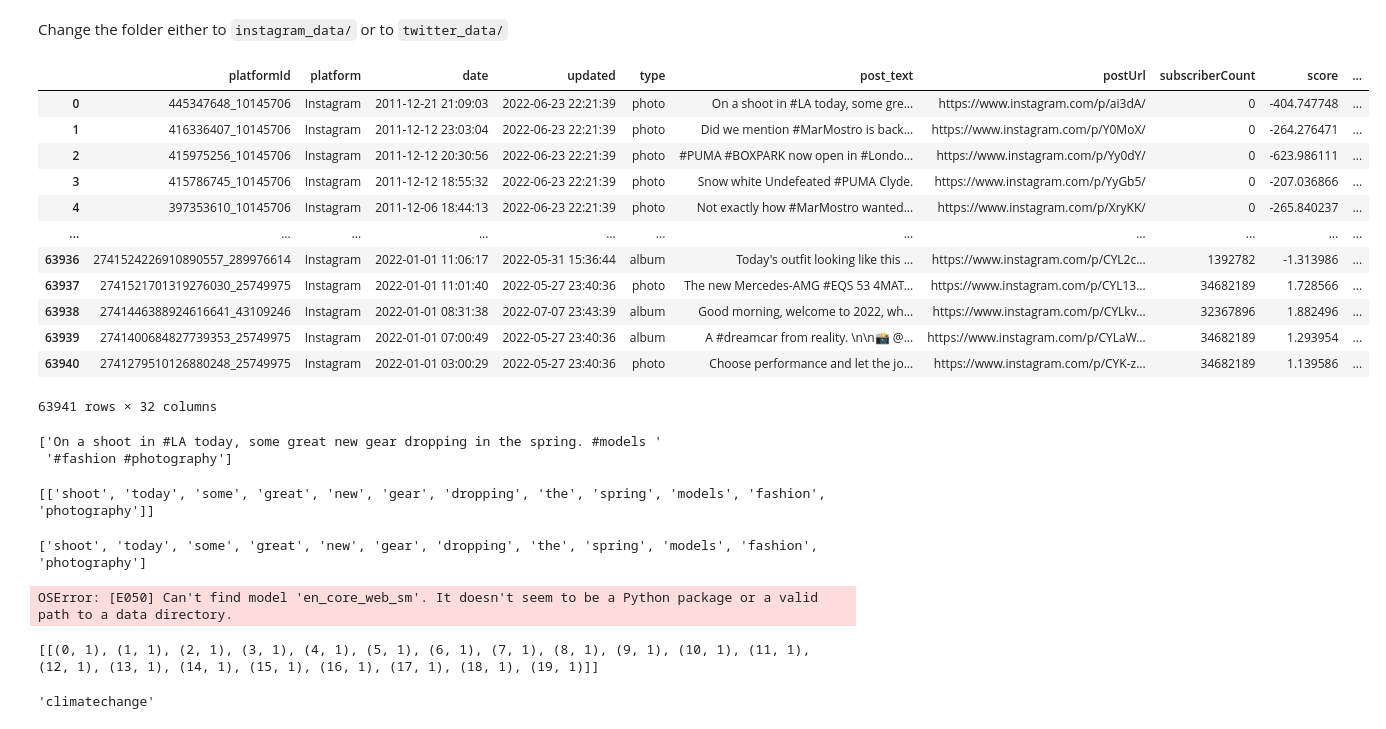
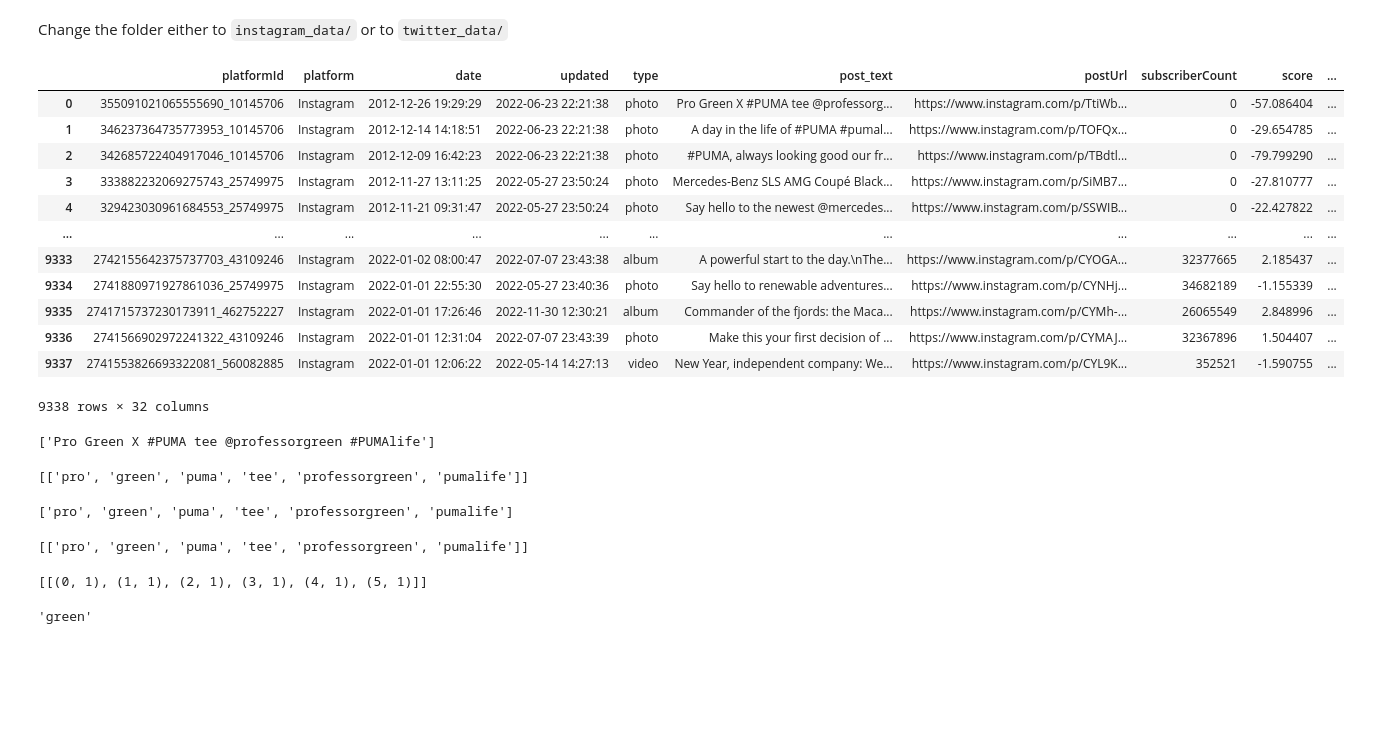
Before and after one commit to thea-kramer/greenwashing-detection, a Jupyter notebook: 7_TopicModels.ipynb, the cells around one changed output. Saved outputs shown, nothing was run; the diff lists cells and outputs as text; code cells hidden in the pictures; blank space fills up the shorter version.

```diff
--- a/7_TopicModels.ipynb
+++ b/7_TopicModels.ipynb
@@ -40,22 +40,22 @@ folder  = 'instagram_data/' #twitter_data/ or instagram_data/
 data = pd.read_csv(folder +'posts_processed.csv')
 green = pd.read_csv(folder +'green_posts_processed.csv')
 # %%
-df = data #either data or green
+df = green #either data or green
 df
 # %% [output]
 |  | platformId | platform | date | updated | type | post_text | postUrl | subscriberCount | score | ... |
-| 0 | 445347648_10145706 | Instagram | 2011-12-21 21:09:03 | 2022-06-23 22:21:39 | photo | On a shoot in #LA today, some gre... | https://www.instagram.com/p/ai3dA/ | 0 | -404.747748 | ... |
-| 1 | 416336407_10145706 | Instagram | 2011-12-12 23:03:04 | 2022-06-23 22:21:39 | photo | Did we mention #MarMostro is back... | https://www.instagram.com/p/Y0MoX/ | 0 | -264.276471 | ... |
-| 2 | 415975256_10145706 | Instagram | 2011-12-12 20:30:56 | 2022-06-23 22:21:39 | photo | #PUMA #BOXPARK now open in #Londo... | https://www.instagram.com/p/Yy0dY/ | 0 | -623.986111 | ... |
-| 3 | 415786745_10145706 | Instagram | 2011-12-12 18:55:32 | 2022-06-23 22:21:39 | photo | Snow white Undefeated #PUMA Clyde. | https://www.instagram.com/p/YyGb5/ | 0 | -207.036866 | ... |
-| 4 | 397353610_10145706 | Instagram | 2011-12-06 18:44:13 | 2022-06-23 22:21:39 | photo | Not exactly how #MarMostro wanted... | https://www.instagram.com/p/XryKK/ | 0 | -265.840237 | ... |
+| 0 | 355091021065555690_10145706 | Instagram | 2012-12-26 19:29:29 | 2022-06-23 22:21:38 | photo | Pro Green X #PUMA tee @professorg... | https://www.instagram.com/p/TtiWb... | 0 | -57.086404 | ... |
+| 1 | 346237364735773953_10145706 | Instagram | 2012-12-14 14:18:51 | 2022-06-23 22:21:38 | photo | A day in the life of #PUMA #pumal... | https://www.instagram.com/p/TOFQx... | 0 | -29.654785 | ... |
+| 2 | 342685722404917046_10145706 | Instagram | 2012-12-09 16:42:23 | 2022-06-23 22:21:38 | photo | #PUMA, always looking good our fr... | https://www.instagram.com/p/TBdtl... | 0 | -79.799290 | ... |
+| 3 | 333882232069275743_25749975 | Instagram | 2012-11-27 13:11:25 | 2022-05-27 23:50:24 | photo | Mercedes-Benz SLS AMG Coupé Black... | https://www.instagram.com/p/SiMB7... | 0 | -27.810777 | ... |
+| 4 | 329423030961684553_25749975 | Instagram | 2012-11-21 09:31:47 | 2022-05-27 23:50:24 | photo | Say hello to the newest @mercedes... | https://www.instagram.com/p/SSWIB... | 0 | -22.427822 | ... |
 | ... | ... | ... | ... | ... | ... | ... | ... | ... | ... | ... |
-| 63936 | 2741524226910890557_289976614 | Instagram | 2022-01-01 11:06:17 | 2022-05-31 15:36:44 | album | Today's outfit looking like this ... | https://www.instagram.com/p/CYL2c... | 1392782 | -1.313986 | ... |
-| 63937 | 2741521701319276030_25749975 | Instagram | 2022-01-01 11:01:40 | 2022-05-27 23:40:36 | photo | The new Mercedes-AMG #EQS 53 4MAT... | https://www.instagram.com/p/CYL13... | 34682189 | 1.728566 | ... |
-| 63938 | 2741446388924616641_43109246 | Instagram | 2022-01-01 08:31:38 | 2022-07-07 23:43:39 | album | Good morning, welcome to 2022, wh... | https://www.instagram.com/p/CYLkv... | 32367896 | 1.882496 | ... |
-| 63939 | 2741400684827739353_25749975 | Instagram | 2022-01-01 07:00:49 | 2022-05-27 23:40:36 | album | A #dreamcar from reality. \n\n📸 @... | https://www.instagram.com/p/CYLaW... | 34682189 | 1.293954 | ... |
-| 63940 | 2741279510126880248_25749975 | Instagram | 2022-01-01 03:00:29 | 2022-05-27 23:40:36 | photo | Choose performance and let the jo... | https://www.instagram.com/p/CYK-z... | 34682189 | 1.139586 | ... |
+| 9333 | 2742155642375737703_43109246 | Instagram | 2022-01-02 08:00:47 | 2022-07-07 23:43:38 | album | A powerful start to the day.\nThe... | https://www.instagram.com/p/CYOGA... | 32377665 | 2.185437 | ... |
+| 9334 | 2741880971927861036_25749975 | Instagram | 2022-01-01 22:55:30 | 2022-05-27 23:40:36 | photo | Say hello to renewable adventures... | https://www.instagram.com/p/CYNHj... | 34682189 | -1.155339 | ... |
+| 9335 | 2741715737230173911_462752227 | Instagram | 2022-01-01 17:26:46 | 2022-11-30 12:30:21 | album | Commander of the fjords: the Maca... | https://www.instagram.com/p/CYMh-... | 26065549 | 2.848996 | ... |
+| 9336 | 2741566902972241322_43109246 | Instagram | 2022-01-01 12:31:04 | 2022-07-07 23:43:39 | photo | Make this your first decision of ... | https://www.instagram.com/p/CYMAJ... | 32367896 | 1.504407 | ... |
+| 9337 | 2741553826693322081_560082885 | Instagram | 2022-01-01 12:06:22 | 2022-05-14 14:27:13 | video | New Year, independent company: We... | https://www.instagram.com/p/CYL9K... | 352521 | -1.590755 | ... |
-63941 rows × 32 columns
+9338 rows × 32 columns
 # %%
 data = df[df['post_text'].str.len()>4]
 # Convert to list
@@ -69,8 +69,7 @@ data = [re.sub("\'", "", post) for post in data]
 
 pprint(data[:1])
 # %% [output]
-['On a shoot in #LA today, some great new gear dropping in the spring. #models '
- '#fashion #photography']
+['Pro Green X #PUMA tee @professorgreen #PUMAlife']
 # %%
 def sent_to_words(sentences):
     for sentence in sentences:
@@ -82,7 +81,7 @@ data_words = [[word for word in words if len(word)>2] for words in data_words]
 
 print(data_words[:1])
 # %% [output]
-[['shoot', 'today', 'some', 'great', 'new', 'gear', 'dropping', 'the', 'spring', 'models', 'fashion', 'photography']]
+[['pro', 'green', 'puma', 'tee', 'professorgreen', 'pumalife']]
 # %%
 # Build the bigram and trigram models
 bigram = gensim.models.Phrases(data_words, min_count=5, threshold=100) # higher threshold fewer phrases.
@@ -95,7 +94,7 @@ trigram_mod = gensim.models.phrases.Phraser(trigram)
 # See trigram example
 print(trigram_mod[bigram_mod[data_words[0]]])
 # %% [output]
-['shoot', 'today', 'some', 'great', 'new', 'gear', 'dropping', 'the', 'spring', 'models', 'fashion', 'photography']
+['pro', 'green', 'puma', 'tee', 'professorgreen', 'pumalife']
 # %%
 # Define functions for stopwords, bigrams, trigrams and lemmatization
 def remove_stopwords(texts):
@@ -130,7 +129,7 @@ data_lemmatized = lemmatization(data_words_bigrams, allowed_postags=['NOUN', 'AD
 
 print(data_lemmatized[:1])
 # %% [output]
-OSError: [E050] Can't find model 'en_core_web_sm'. It doesn't seem to be a Python package or a valid path to a data directory.
+[['pro', 'green', 'puma', 'tee', 'professorgreen', 'pumalife']]
 # %%
 # Create Dictionary
 id2word = corpora.Dictionary(data_lemmatized)
@@ -144,11 +143,11 @@ corpus = [id2word.doc2bow(text) for text in texts]
 # View
 print(corpus[:1])
 # %% [output]
-[[(0, 1), (1, 1), (2, 1), (3, 1), (4, 1), (5, 1), (6, 1), (7, 1), (8, 1), (9, 1), (10, 1), (11, 1), (12, 1), (13, 1), (14, 1), (15, 1), (16, 1), (17, 1), (18, 1), (19, 1)]]
+[[(0, 1), (1, 1), (2, 1), (3, 1), (4, 1), (5, 1)]]
 # %%
 id2word[0]
 # %% [output]
-'climatechange'
+'green'
 # %%
 [[(id2word[id], freq) for id, freq in cp] for cp in corpus[:1]]
 # %% [output]
```
Also changed, not shown: parts of 9 cells of this notebook, 5 other files.
